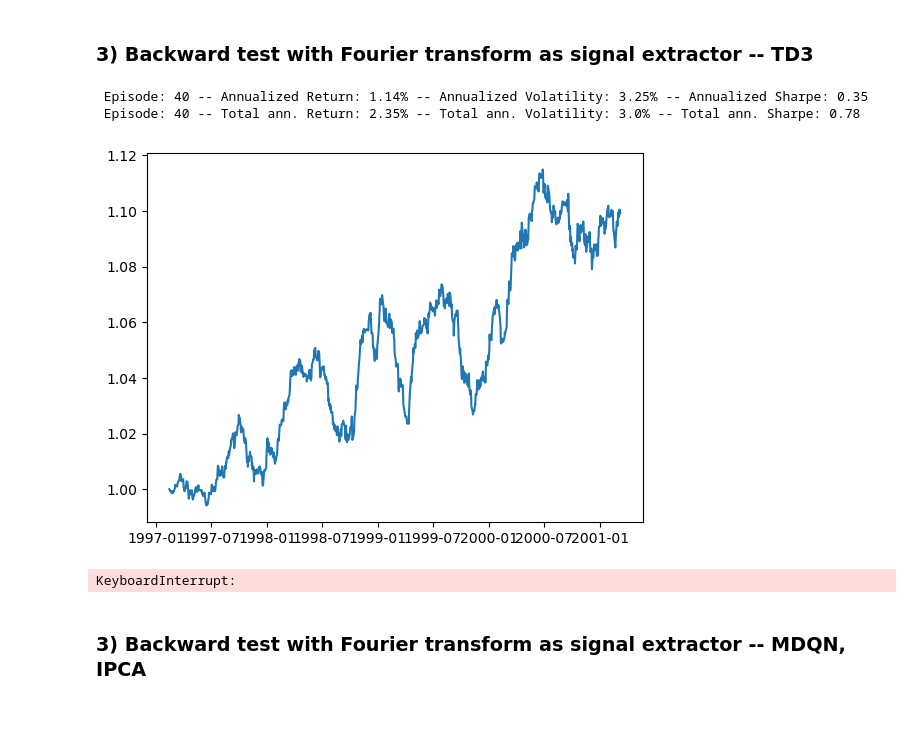
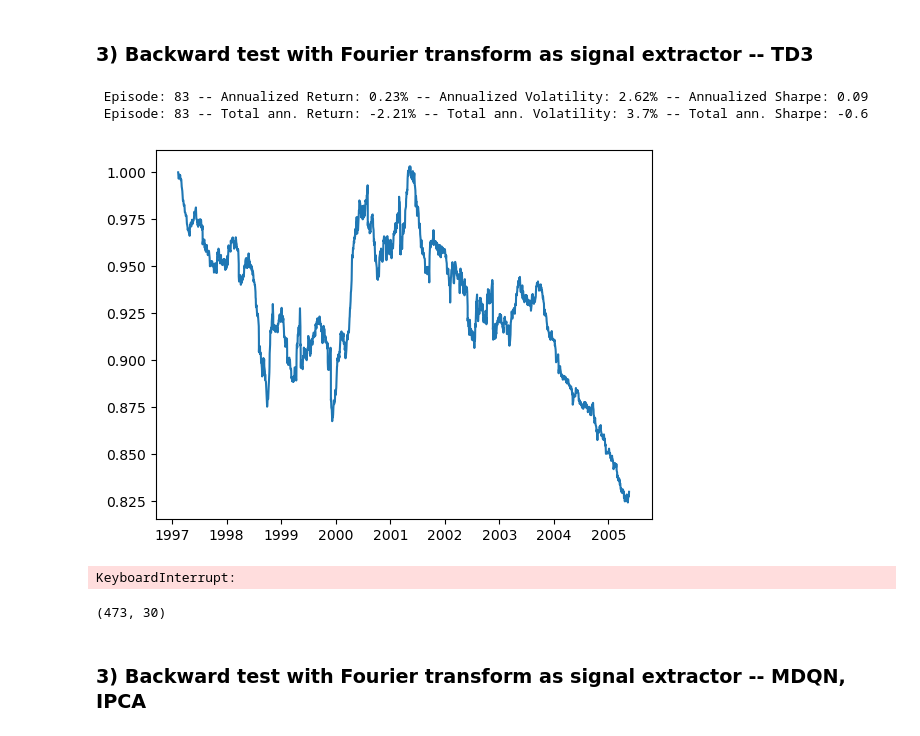
Before and after one commit to quintengeerts2000/MasterThesis-DRL_applications_to_stat_arb, a Jupyter notebook: empirical_analysis/RL_trading_tests.ipynb, the cells around one changed output. Cells and saved outputs as stored; diff of their text form; code cells hidden in the pictures.

```diff
--- a/empirical_analysis/RL_trading_tests.ipynb
+++ b/empirical_analysis/RL_trading_tests.ipynb
@@ -93,7 +94,7 @@ BATCH_SIZE  = 64
 GAMMA       = 0.99
 TAU         = 1e-2
 eps_frames  = 500
-min_eps     = 0.025
+min_eps     = 0.0
 LR          = 1e-3
 UPDATE_EVERY= 5
 n_step      = 1
@@ -109,7 +110,7 @@ torch.manual_seed(seed)
 np.random.seed(seed)
 
 action_size       = 3
-state_size        = [30]
+state_size        = [31]
 
 agent = M_DQN_Agent(state_size=state_size,
                         action_size=action_size,
@@ -126,15 +127,16 @@ agent = M_DQN_Agent(state_size=state_size,
 ##########################
 
 MINIMUM_BUFFER  = 5000      # minimum amount of experiences before the DRL agent starts learning
-EPISODE_LENGTH  = 25       # episode length, only used for telling when to show the performance
+EPISODE_LENGTH  = 25        # episode length, only used for telling when to show the performance
 LOOKBACK_WINDOW = 252       # lookback window used for the PCA estimation
 LOADING_WINDOW  = 60        # last 30 values are used to create the loadings for the factor model
 FACTORS         = 5         # the amount of factors used in the factor model
 SIGNAL_WINDOW   = 30        # the length of the window used for extracting the signal
-TRANS_COST      = 0.0       # transaction cost for changes in the portfolio
-SHORT_COST      = 0.0       # cost of keeping a short position open
+TRANS_COST      = 0.0005    # transaction cost for changes in the portfolio
+SHORT_COST      = 0.0001    # cost of keeping a short position open
 WARMUP_TIME     = 0         # time needed to run the factor models before starting the strategy
 RETRAIN_EVERY   = 250       # time before the feature extractor is retrained on new data
+USE_ALLOC       = True
 
 residual_generator = PCA(price_data=price_df,
                          amount_of_factors = FACTORS,
@@ -148,10 +150,11 @@ env = TradingEnvironment(financial_dataset=price_df.dropna(axis=0, thresh=300),
                         loading_window=LOADING_WINDOW,
                         signal_window=SIGNAL_WINDOW,
                         transaction_costs=TRANS_COST,
-                        short_cost=SHORT_COST)
+                        short_cost=SHORT_COST,
+                        add_alloc=USE_ALLOC)
 
 signal_extractor = FourierExtractor(signal_window=SIGNAL_WINDOW,
-                                    add_alloc=False)
+                                    add_alloc=USE_ALLOC)
 
 buffer           = ReplayBuffer(buffer_size=BUFFER_SIZE,
                                 batch_size=BATCH_SIZE,
@@ -219,7 +222,7 @@ for frame in range(1, frames+1):
         if frame < eps_frames:
             eps = max(eps_start - (frame*(1/eps_frames)), min_eps)
         else:
-            eps = max(min_eps - min_eps*((frame-eps_frames)/(frames-eps_frames)), 0.001)
+            eps = 0 # max(min_eps - min_eps*((frame-eps_frames)/(frames-eps_frames)), 0.001)
 
     if frame % EPISODE_LENGTH == 0:
         scores_window.append(score-1)       # save most recent score
@@ -1032,10 +872,10 @@ frames = 6200
 alpha = 0.99 # Discount factor
 tau  = 0.005 # Target network update rate
 
-USE_ALLOC       = False
-HIDDEN_DIM      = 64# [16,8,4,4] #64
+USE_ALLOC       = True
+HIDDEN_DIM      = 64#[64,64,64] #64
 BUFFER_SIZE     = 1000000
-UPDATE_EVERY    = 1
+UPDATE_EVERY    = 5
 POLICY_NOISE    = 0.2 # Noise added to target policy during critic update
 MAX_ACTION      = 1
 POLICY_FREQ     = 2 # Frequency of delayed policy updates
@@ -1045,7 +885,7 @@ NOISE_CLIP      = 0.5 # Range to clip target policy noise
 BATCH_SIZE      = 64  # Batch size for both actor and critic
 EVAL_FREQ       = 5e3  # How often (time steps) we evaluate
 
-state_dim = 30  #30 # env.observation_space.shape[0]
+state_dim = 31  #30 # env.observation_space.shape[0]
 action_dim = 1
 max_action = 1
 
@@ -1072,7 +912,7 @@ np.random.seed(seed)
 kwargs["policy_noise"] = POLICY_NOISE * MAX_ACTION
 kwargs["noise_clip"]   = NOISE_CLIP * MAX_ACTION
 kwargs["policy_freq"]  = POLICY_FREQ
-kwargs["use_alloc"]    = USE_ALLOC
+kwargs["use_alloc"]    = False# USE_ALLOC
 policy = TD3(**kwargs)
 
 ##########################
@@ -1083,10 +923,10 @@ LOOKBACK_WINDOW = 252       # lookback window used for the PCA estimation
 LOADING_WINDOW  = 60        # last 30 values are used to create the loadings for the factor model
 FACTORS         = 5         # the amount of factors used in the factor model
 SIGNAL_WINDOW   = 30        # the length of the window used for extracting the signal
-TRANS_COST      = 0.0    # transaction cost for changes in the portfolio
-SHORT_COST      = 0.0    # cost of keeping a short position open
+TRANS_COST      = 0.0005    # transaction cost for changes in the portfolio
+SHORT_COST      = 0.0001   # cost of keeping a short position open
 
-WARMUP_TIME     = 100       # time needed to run the factor models before starting the strategy
+WARMUP_TIME     = 0       # time needed to run the factor models before starting the strategy
 RETRAIN_EVERY   = 5         # time before the feature extractor is retrained on new data
 BATCH_SIZE_EXTR = 5
 
@@ -1102,7 +942,9 @@ env = TradingEnvironment(financial_dataset=price_df.dropna(axis=0, thresh=300),
                         loading_window=LOADING_WINDOW,
                         signal_window=SIGNAL_WINDOW,
                         transaction_costs=TRANS_COST,
-                        short_cost=SHORT_COST)
+                        short_cost=SHORT_COST,
+                        add_alloc=USE_ALLOC,
+                        rebalance_every=1)
 
 buffer           = ReplayBuffer(buffer_size=BUFFER_SIZE,
                                 batch_size=BATCH_SIZE,
@@ -1161,37 +1003,41 @@ for frame in range(1, frames+1-WARMUP_TIME):
             states_buffer, actions_buffer, rewards_buffer, next_states_buffer, dones_buffer = experiences
             features_buffer      = torch.FloatTensor(signal_extractor.extract(states_buffer))
             next_features_buffer = torch.FloatTensor(signal_extractor.extract(next_states_buffer))
             experiences          = (features_buffer, actions_buffer, rewards_buffer, next_features_buffer, dones_buffer)
             # perform a learning step
             policy.train(experiences)
 
     # FEATURE EXTRACTOR RETRAINING
     if frame % RETRAIN_EVERY == 0:
         signal_extractor.re_train(train_data = env.res_rets.loc[env.date - dt.timedelta(days=WARMUP_TIME):env.date],
                                   sample_size = BATCH_SIZE_EXTR)
 
     state     = next_state
     features  = next_state[env.tradeable_tickers].values.T
     features  = signal_extractor.extract(features)
 
     score *= (env.p_l + 1)
 
     if frame % EPISODE_LENGTH == 0:
         scores_window.append(score-1)       # save most recent score
         scores.append(score-1)              # save most recent score
         #writer.add_scalar("Average100", np.mean(scores_window), frame)
         output_history.append(np.mean(scores_window))
         clear_output(True)
         env.evaluate_performance()
         plt.plot((env.total_pl.dropna() + 1).cumprod())
         plt.show()
         i_episode +=1
         score = 1
 # %% [output]
- Episode: 40 -- Annualized Return: 1.14% -- Annualized Volatility: 3.25% -- Annualized Sharpe: 0.35
- Episode: 40 -- Total ann. Return: 2.35% -- Total ann. Volatility: 3.0% -- Total ann. Sharpe: 0.78
+ Episode: 83 -- Annualized Return: 0.23% -- Annualized Volatility: 2.62% -- Annualized Sharpe: 0.09
+ Episode: 83 -- Total ann. Return: -2.21% -- Total ann. Volatility: 3.7% -- Total ann. Sharpe: -0.6
-[figure, old version]
+[figure, new version]
 KeyboardInterrupt:
+# %%
+features.shape
+# %% [output]
+(473, 30)
 # %% [markdown]
 ### 3) Backward test with Fourier transform as signal extractor -- MDQN, IPCA
 # %%
```
Also changed, not shown: parts of 10 cells of this notebook, 1 other file.
